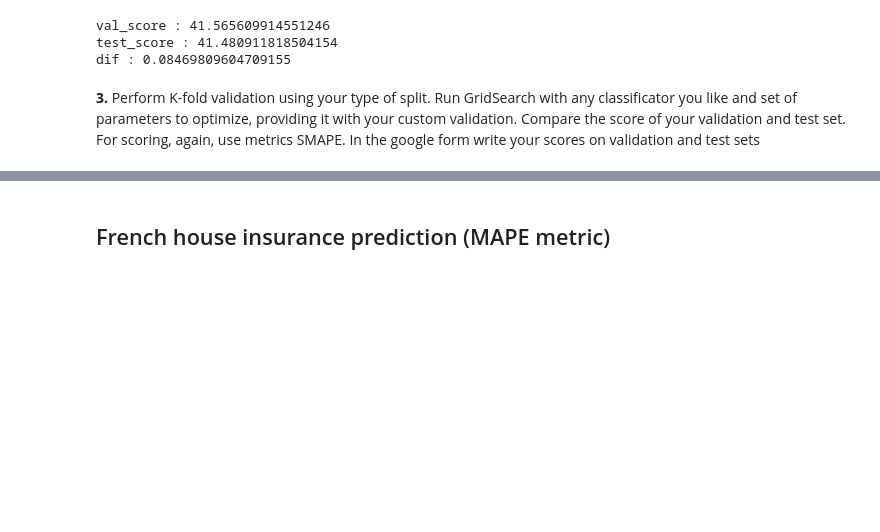
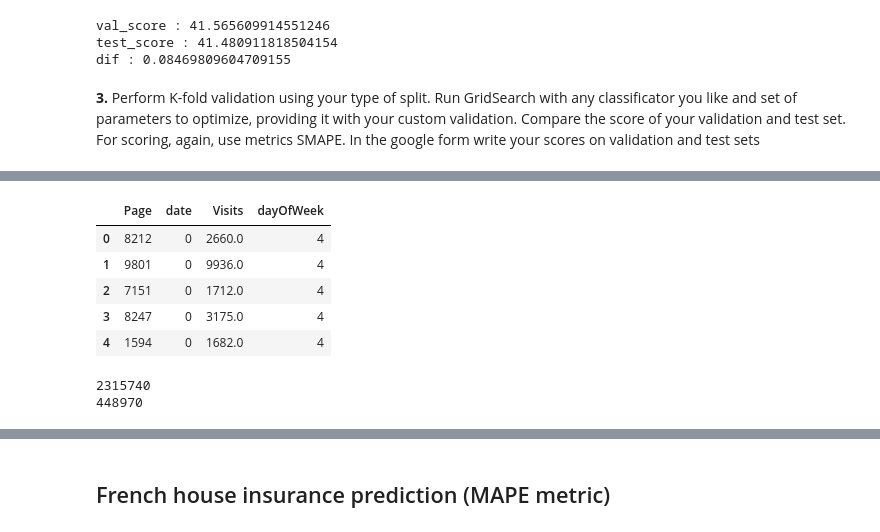
Before and after one commit to BigTransistor/UDScourse_tasks, a Jupyter notebook: homework_3/hw3_validation.ipynb, the cells around one changed output, grey strips where cells are left out. Saved outputs shown, nothing was run; the diff lists cells and outputs as text; code cells hidden in the pictures; blank space fills up the shorter version.

```diff
--- a/homework_3/hw3_validation.ipynb
+++ b/homework_3/hw3_validation.ipynb
@@ -160,8 +160,22 @@ train.head()
+# %%
+train.head()
+# %% [output]
+|  | Page | date | Visits | dayOfWeek |
+| 0 | 8212 | 0 | 2660.0 | 4 |
+| 1 | 9801 | 0 | 9936.0 | 4 |
+| 2 | 7151 | 0 | 1712.0 | 4 |
+| 3 | 8247 | 0 | 3175.0 | 4 |
+| 4 | 1594 | 0 | 1682.0 | 4 |
 # %%
-delayLength = (test.iloc[0, 0] - train.iloc[-1, 0])
-testLength = (test.iloc[-1, 0] - test.iloc[0, 0])
-trainEnd = train.iloc[-1, 0]
+testLength = (test['date'].iloc[-1] - test['date'][0] )
+trainEnd = train['date'].iloc[-1]
 
-train_train = train[train['date'] <= trainEnd - testLength -  delayLength]
-train_test = train[train['date'] >= trainEnd - testLength ]
+train_train = train[train['date'] <= trainEnd - testLength*0.62 -  delayLength]
+train_test = train[train['date'] >= trainEnd - testLength*0.62 ]
+
+print(train_train.shape[0])
+print(train_test.shape[0])
+# %% [output]
+2315740
+448970
 # %%
```
Also changed, not shown: parts of 21 cells of this notebook.
